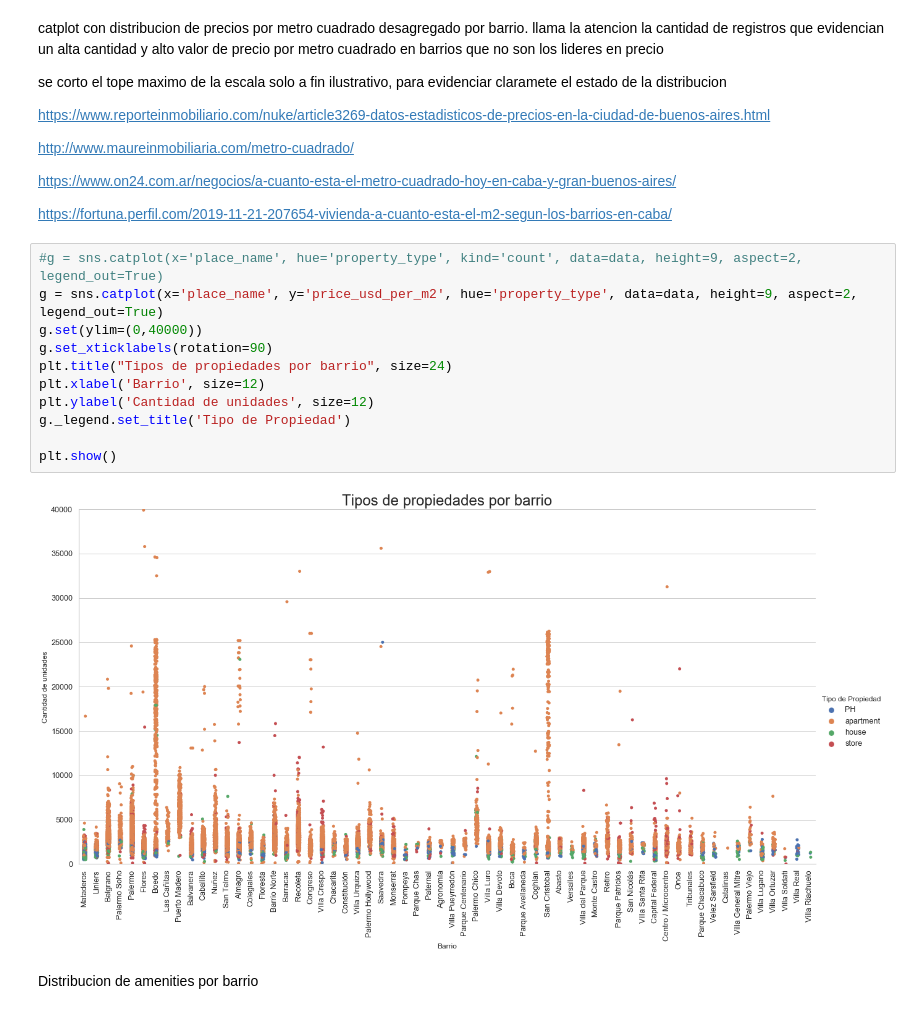
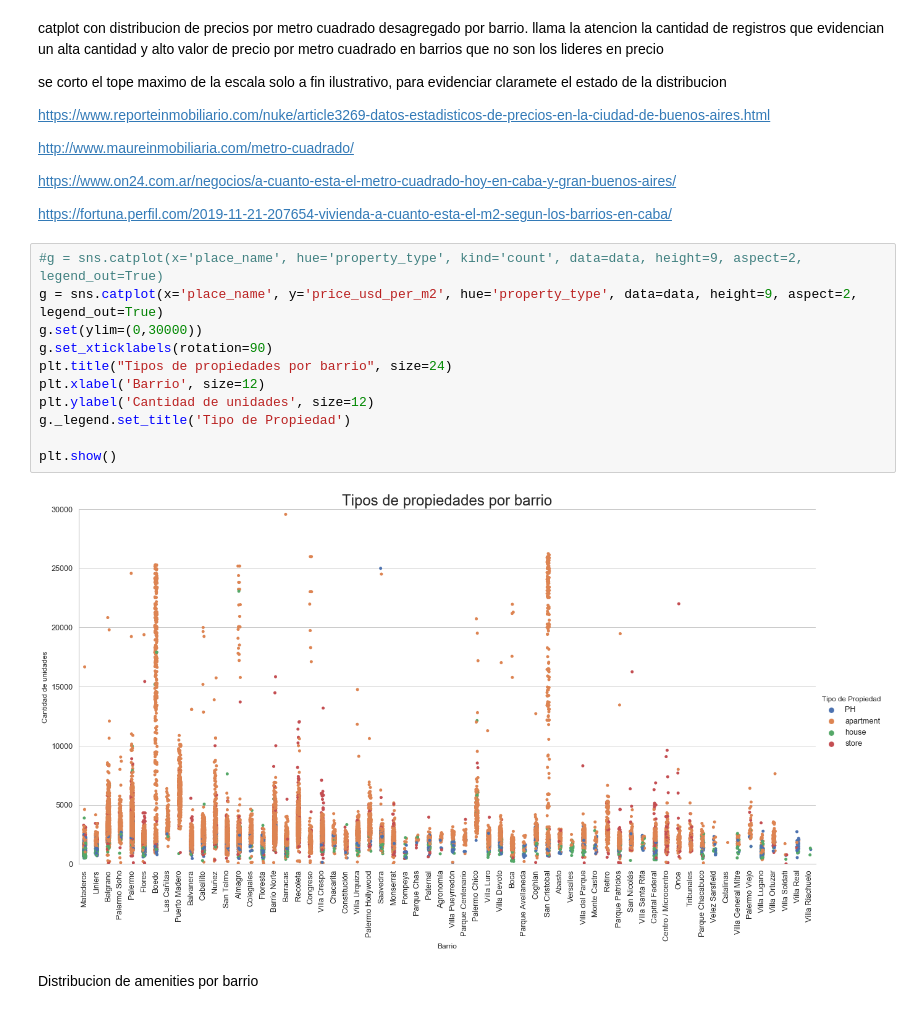
Before and after one commit to mauriciomem/DH_DS_desafio_2_properati, a Jupyter notebook: final.ipynb, the cells around one changed output. Drawn from its saved outputs; the diff is of its cells as text.

```diff
--- a/final.ipynb
+++ b/final.ipynb
@@ -306,16 +312,16 @@ https://fortuna.perfil.com/2019-11-21-207654-vivienda-a-cuanto-esta-el-m2-segun-
 # %%
 #g = sns.catplot(x='place_name', hue='property_type', kind='count', data=data, height=9, aspect=2, legend_out=True)
 g = sns.catplot(x='place_name', y='price_usd_per_m2', hue='property_type', data=data, height=9, aspect=2, legend_out=True)
-g.set(ylim=(0,40000))
+g.set(ylim=(0,30000))
 g.set_xticklabels(rotation=90)
 plt.title("Tipos de propiedades por barrio", size=24)
 plt.xlabel('Barrio', size=12)
 plt.ylabel('Cantidad de unidades', size=12)
 g._legend.set_title('Tipo de Propiedad')
 
 plt.show()
 # %% [output]
-[figure, old version]
+[figure, new version]
 # %% [markdown]
 Distribucion de amenities por barrio
 # %%
```
Also changed, not shown: parts of 78 cells of this notebook.
